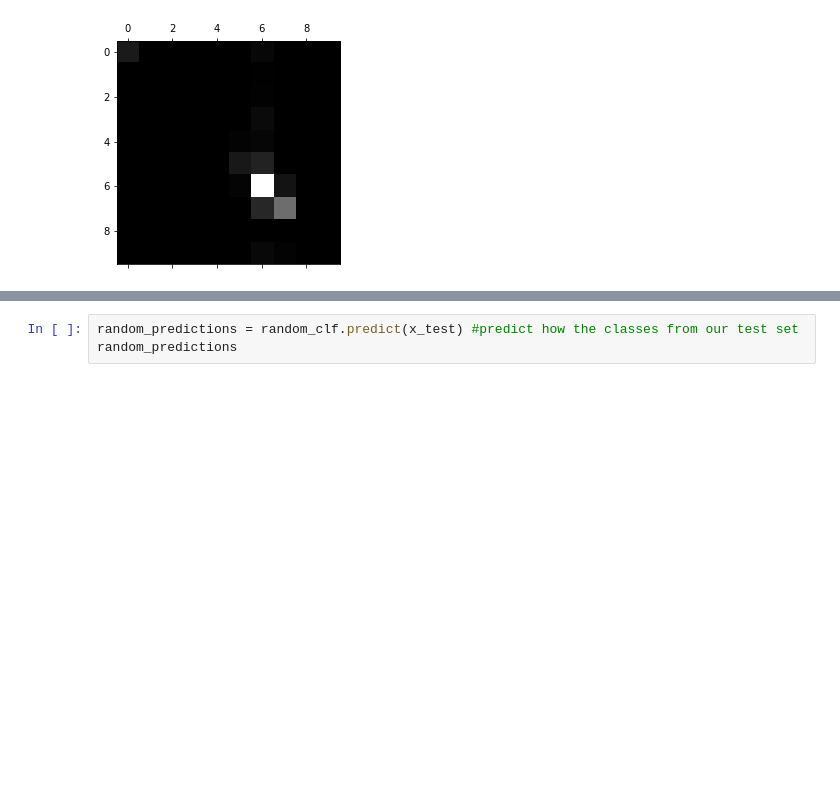
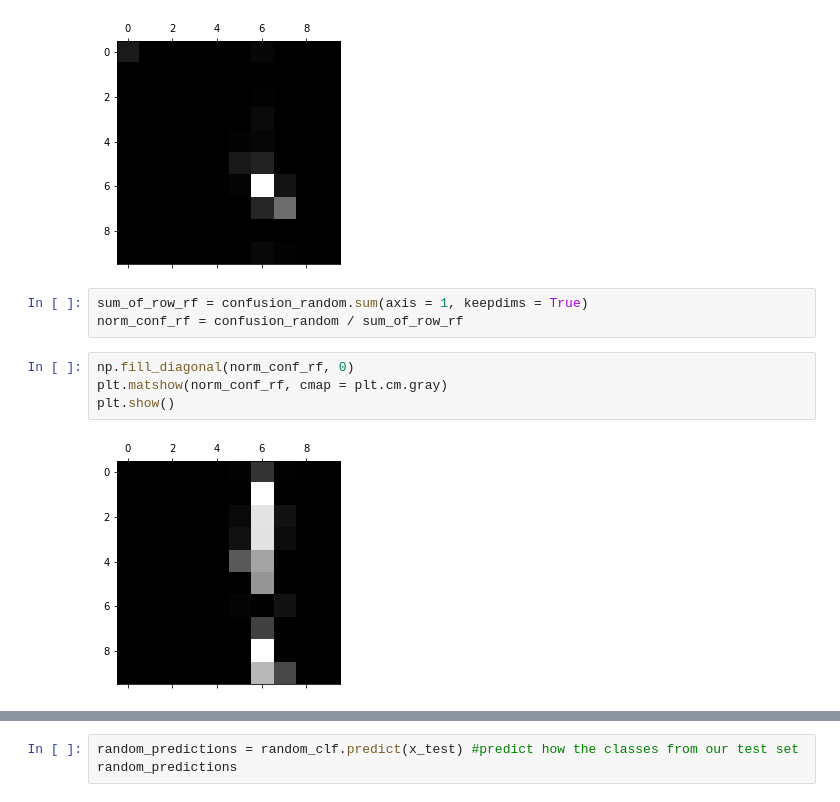
Before and after one commit to 3155student/assignment_4, a Jupyter notebook: Assignment 4.ipynb, the cells around one changed output, grey strips where cells are left out. Saved outputs shown, nothing was run; the diff lists cells and outputs as text; blank space fills up the shorter version.

```diff
--- a/Assignment 4.ipynb
+++ b/Assignment 4.ipynb
@@ -960,3 +982,12 @@ plt.matshow(confusion_random, cmap = plt.cm.gray)
 plt.show()
 # %% [output]
 [figure]
+# %%
+sum_of_row_rf = confusion_random.sum(axis = 1, keepdims = True)
+norm_conf_rf = confusion_random / sum_of_row_rf
+# %%
+np.fill_diagonal(norm_conf_rf, 0)
+plt.matshow(norm_conf_rf, cmap = plt.cm.gray)
+plt.show()
+# %% [output]
+[figure, added]
```
Also changed, not shown: parts of 40 cells of this notebook.
